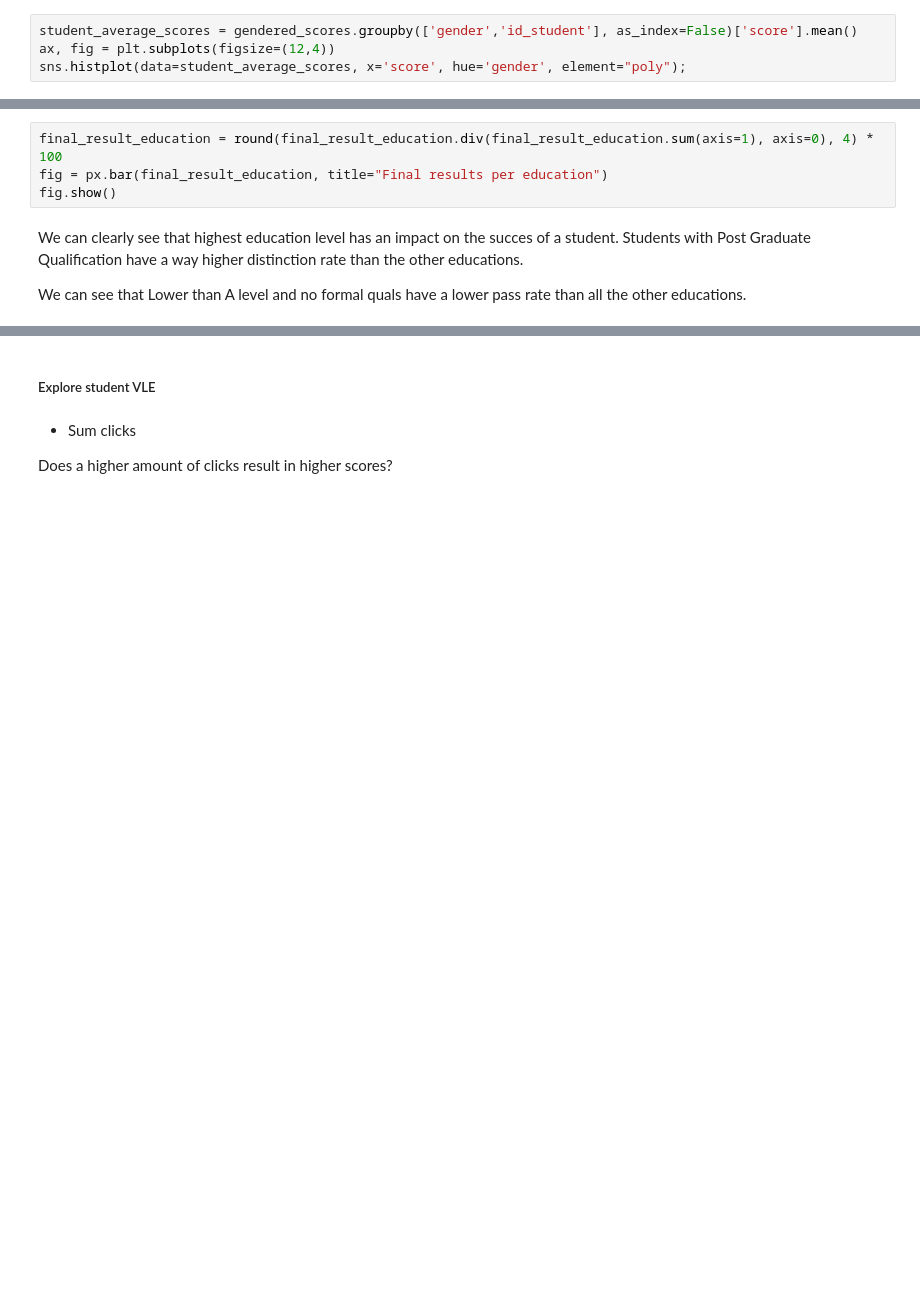
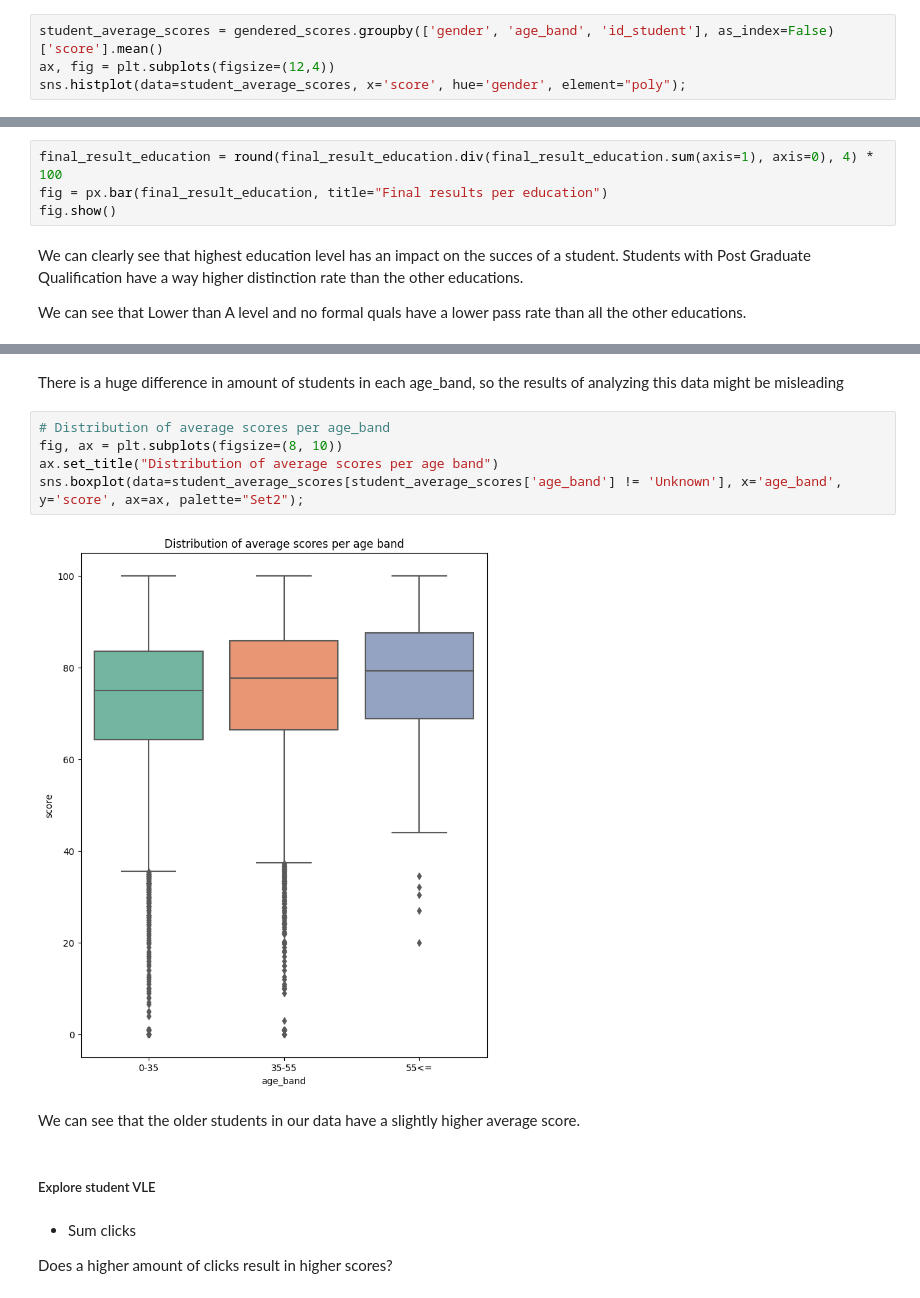
Before and after one commit to randmon/ucll_ti_data_and_ai_group_assignments, a Jupyter notebook: Assignment 2/assignment2.ipynb, the cells around one changed output, grey strips where cells are left out. Saved outputs shown, nothing was run; the diff lists cells and outputs as text; blank space fills up the shorter version.

Commit message:
added age_band stuff

```diff
--- a/Assignment 2/assignment2.ipynb
+++ b/Assignment 2/assignment2.ipynb
@@ -616,7 +616,7 @@ plt.show()
 # %% [markdown]
 There is a 0.4 % difference between the female and male students' average scores, but the graph shows a weird distribution. In all of the scores, except at 1, 20, 40, 60, 80 and 100, there seem to be more males than females, but at those values there are considerably more females. We don't know if this is a mistake, or if female students are being evaluated differently than male students.
 # %%
-student_average_scores = gendered_scores.groupby(['gender','id_student'], as_index=False)['score'].mean()
+student_average_scores = gendered_scores.groupby(['gender', 'age_band', 'id_student'], as_index=False)['score'].mean()
 ax, fig = plt.subplots(figsize=(12,4))
 sns.histplot(data=student_average_scores, x='score', hue='gender', element="poly");
 # %% [output]
@@ -735,3 +754,14 @@ We can see that Lower than A level and no formal quals have a lower pass rate th
+# %% [markdown]
+There is a huge difference in amount of students in each age_band, so the results of analyzing this data might be misleading
+# %%
+# Distribution of average scores per age_band
+fig, ax = plt.subplots(figsize=(8, 10))
+ax.set_title("Distribution of average scores per age band")
+sns.boxplot(data=student_average_scores[student_average_scores['age_band'] != 'Unknown'], x='age_band', y='score', ax=ax, palette="Set2");
+# %% [output]
+[figure, added]
+# %% [markdown]
+We can see that the older students in our data have a slightly higher average score.
 # %% [markdown]
 ##### Explore student VLE
 # %% [markdown]
```
Also changed, not shown: parts of 3 cells of this notebook.
